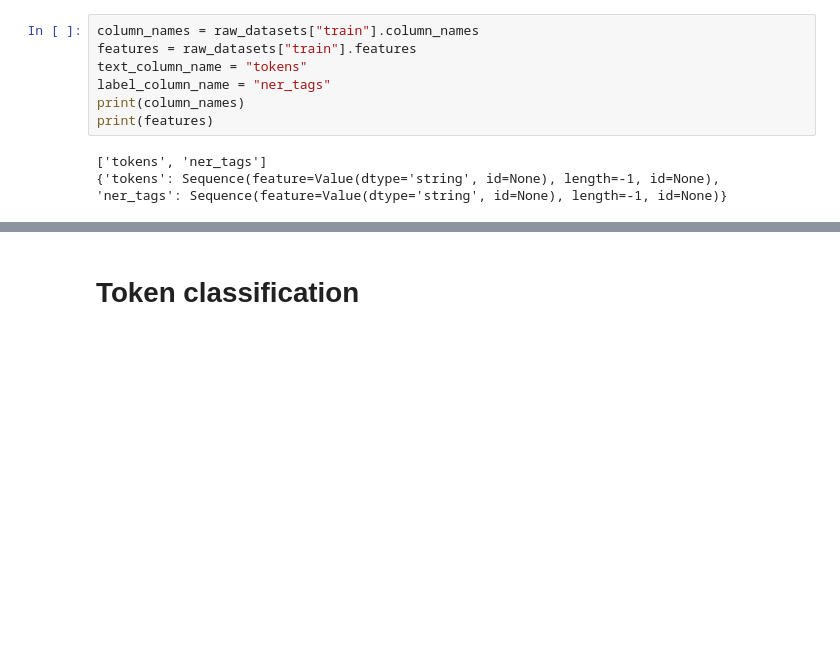
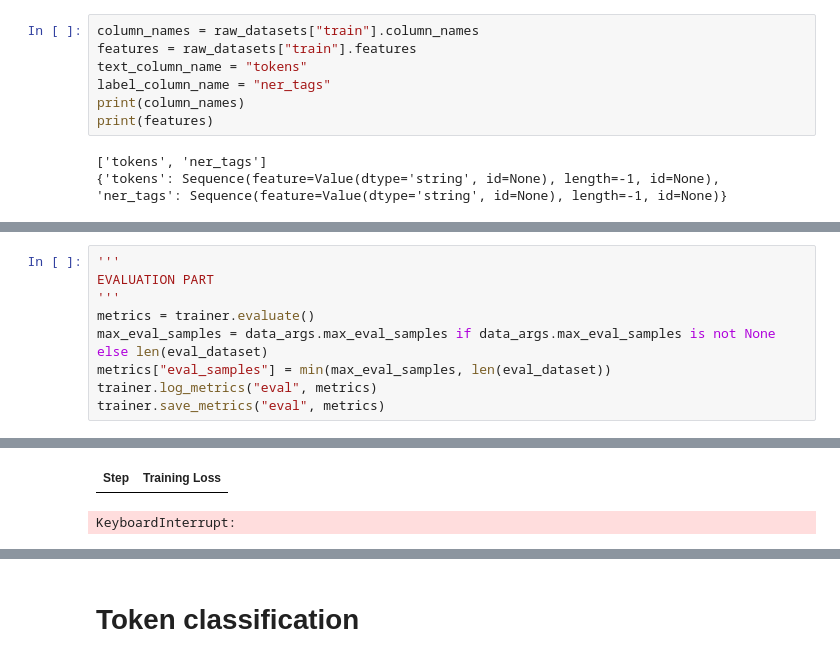
Before and after one commit to Ben10R/Collab, a Jupyter notebook: transformers_doc/en/pytorch/token_classification.ipynb, the cells around one changed output, grey strips where cells are left out. Drawn from its saved outputs; the diff is of its cells as text; blank space fills up the shorter version.

```diff
--- a/transformers_doc/en/pytorch/token_classification.ipynb
+++ b/transformers_doc/en/pytorch/token_classification.ipynb
@@ -61,0 +467,10 @@ label_to_id = {l: i for i, l in enumerate(label_list)}
+# %%
+'''
+EVALUATION PART
+'''
+metrics = trainer.evaluate()
+max_eval_samples = data_args.max_eval_samples if data_args.max_eval_samples is not None else len(eval_dataset)
+metrics["eval_samples"] = min(max_eval_samples, len(eval_dataset))
+trainer.log_metrics("eval", metrics)
+trainer.save_metrics("eval", metrics)
+# %% [output]
@@ -61,0 +478,2 @@ label_to_id = {l: i for i, l in enumerate(label_list)}
+| Step | Training Loss |
+KeyboardInterrupt:
```
Also changed, not shown: parts of 38 cells of this notebook.
